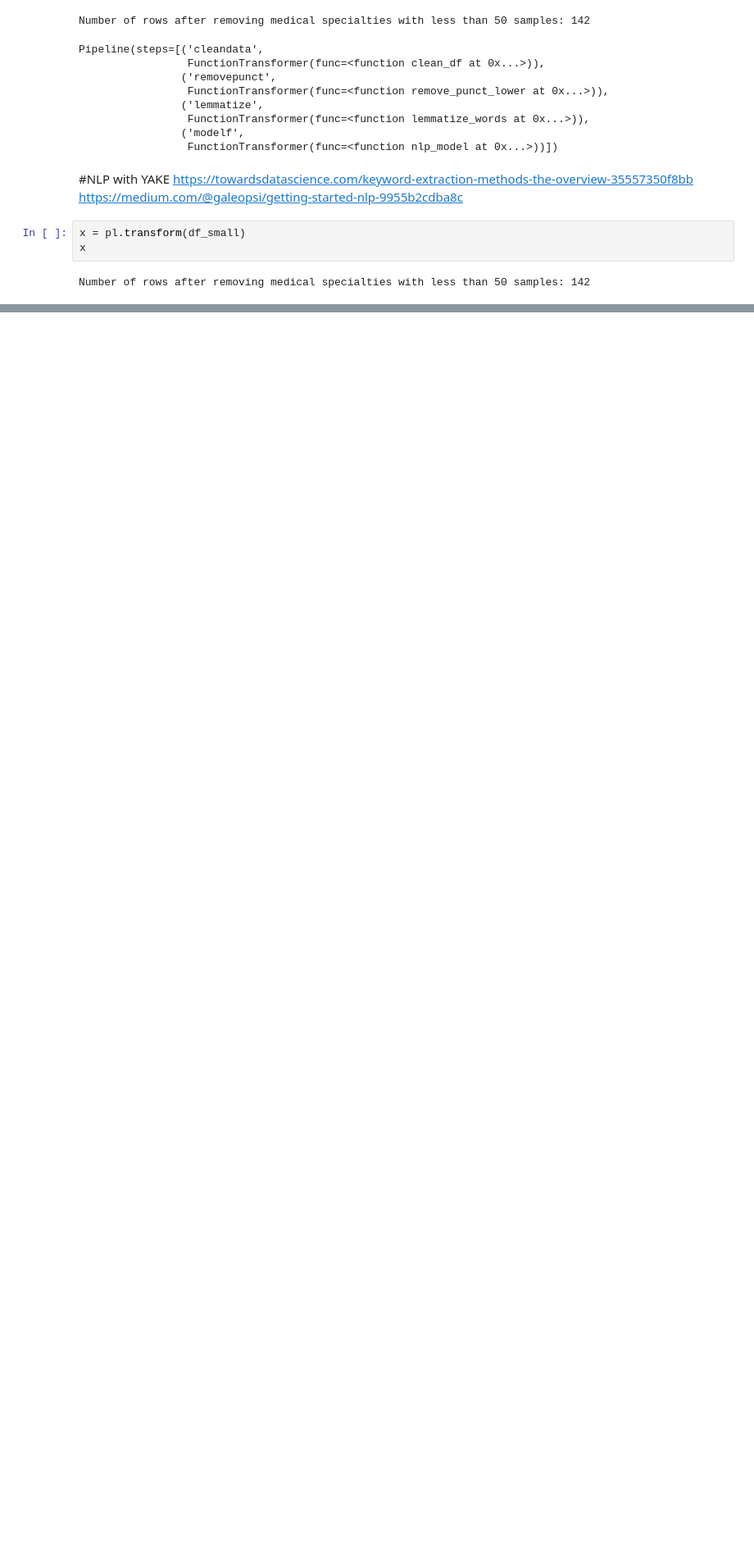
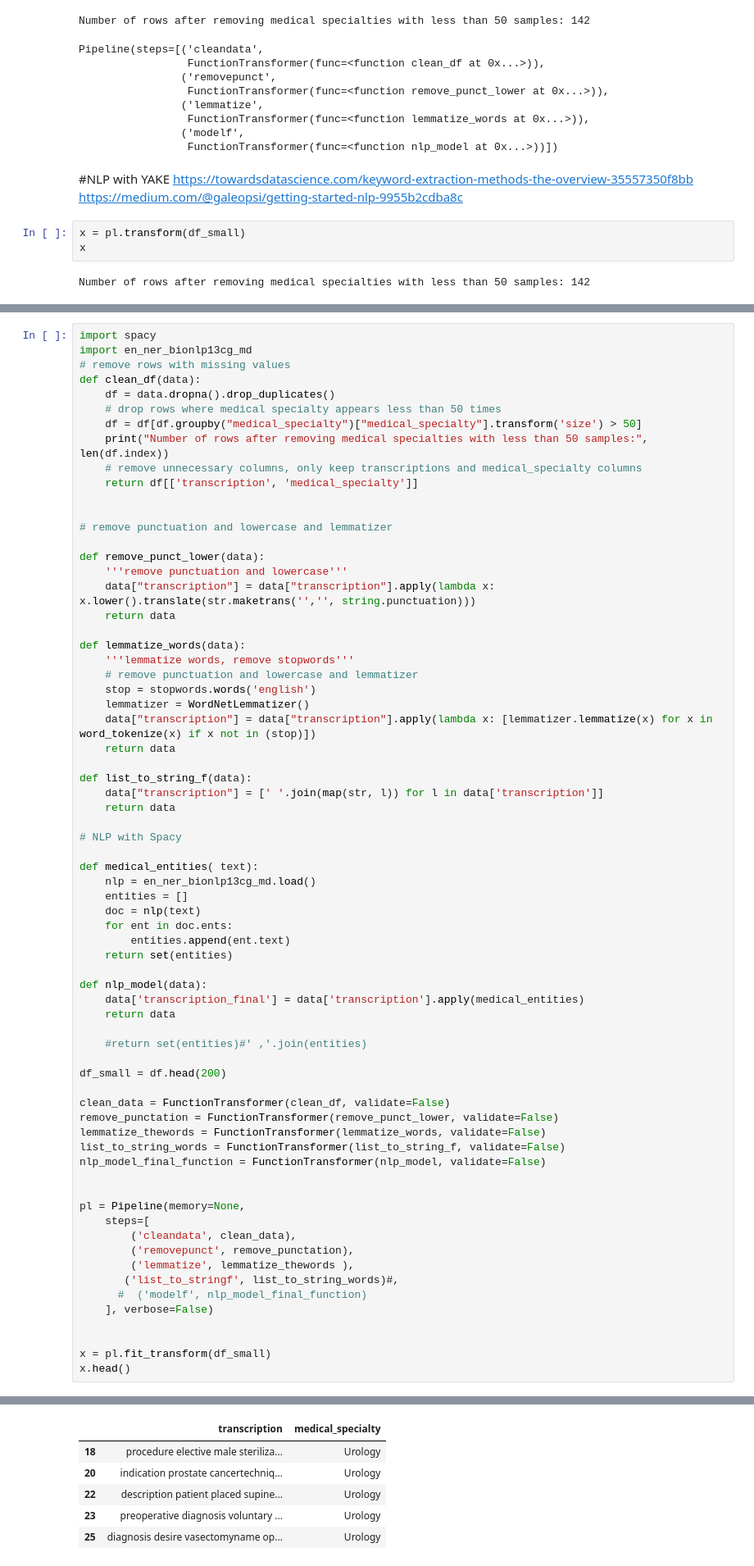
Before and after one commit to Tara-Sophia/NLP_Masterthesis, a Jupyter notebook: src/mtsamples_data.ipynb, the cells around one changed output, grey strips where cells are left out. Shown at 82% size. Cells and saved outputs as stored; diff of their text form; blank space fills up the shorter version.

```diff
--- a/src/mtsamples_data.ipynb
+++ b/src/mtsamples_data.ipynb
@@ -255,0 +263,70 @@ Number of rows after removing medical specialties with less than 50 samples: 142
+# %%
+import spacy
+import en_ner_bionlp13cg_md
+# remove rows with missing values
+def clean_df(data):
+    df = data.dropna().drop_duplicates()
+    # drop rows where medical specialty appears less than 50 times
+    df = df[df.groupby("medical_specialty")["medical_specialty"].transform('size') > 50]
+    print("Number of rows after removing medical specialties with less than 50 samples:", len(df.index))
+    # remove unnecessary columns, only keep transcriptions and medical_specialty columns
+    return df[['transcription', 'medical_specialty']]
+
+
+# remove punctuation and lowercase and lemmatizer
+
+def remove_punct_lower(data):
+    '''remove punctuation and lowercase'''
+    data["transcription"] = data["transcription"].apply(lambda x: x.lower().translate(str.maketrans('','', string.punctuation)))
+    return data
+
+def lemmatize_words(data):
+    '''lemmatize words, remove stopwords'''
+    # remove punctuation and lowercase and lemmatizer
+    stop = stopwords.words('english')
+    lemmatizer = WordNetLemmatizer()
+    data["transcription"] = data["transcription"].apply(lambda x: [lemmatizer.lemmatize(x) for x in word_tokenize(x) if x not in (stop)])
+    return data
+
+def list_to_string_f(data):
+    data["transcription"] = [' '.join(map(str, l)) for l in data['transcription']]
+    return data
+
+# NLP with Spacy
+
+def medical_entities( text):
+    nlp = en_ner_bionlp13cg_md.load()
+    entities = []
+    doc = nlp(text)
+    for ent in doc.ents:
+        entities.append(ent.text)
+    return set(entities)
+
+def nlp_model(data):
+    data['transcription_final'] = data['transcription'].apply(medical_entities)
+    return data
+
+    #return set(entities)#' ,'.join(entities)
+
+df_small = df.head(200)
+
+clean_data = FunctionTransformer(clean_df, validate=False)
+remove_punctation = FunctionTransformer(remove_punct_lower, validate=False)
+lemmatize_thewords = FunctionTransformer(lemmatize_words, validate=False)
+list_to_string_words = FunctionTransformer(list_to_string_f, validate=False)
+nlp_model_final_function = FunctionTransformer(nlp_model, validate=False)
+
+
+pl = Pipeline(memory=None,
+    steps=[
+        ('cleandata', clean_data),
+        ('removepunct', remove_punctation),
+        ('lemmatize', lemmatize_thewords ),
+       ('list_to_stringf', list_to_string_words)#,
+      #  ('modelf', nlp_model_final_function)
+    ], verbose=False)
+
+
+x = pl.fit_transform(df_small)
+x.head()
+# %% [output]
@@ -255,0 +334,6 @@ Number of rows after removing medical specialties with less than 50 samples: 142
+|  | transcription | medical_specialty |
+| 18 | procedure elective male steriliza... | Urology |
+| 20 | indication prostate cancertechniq... | Urology |
+| 22 | description patient placed supine... | Urology |
+| 23 | preoperative diagnosis voluntary ... | Urology |
+| 25 | diagnosis desire vasectomyname op... | Urology |
```
Also changed, not shown: parts of 7 cells of this notebook.
